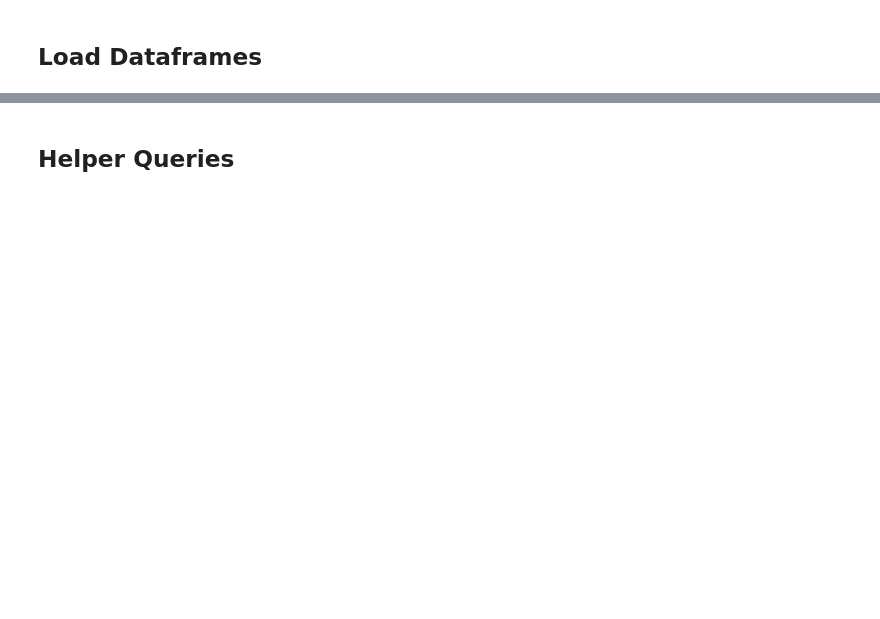
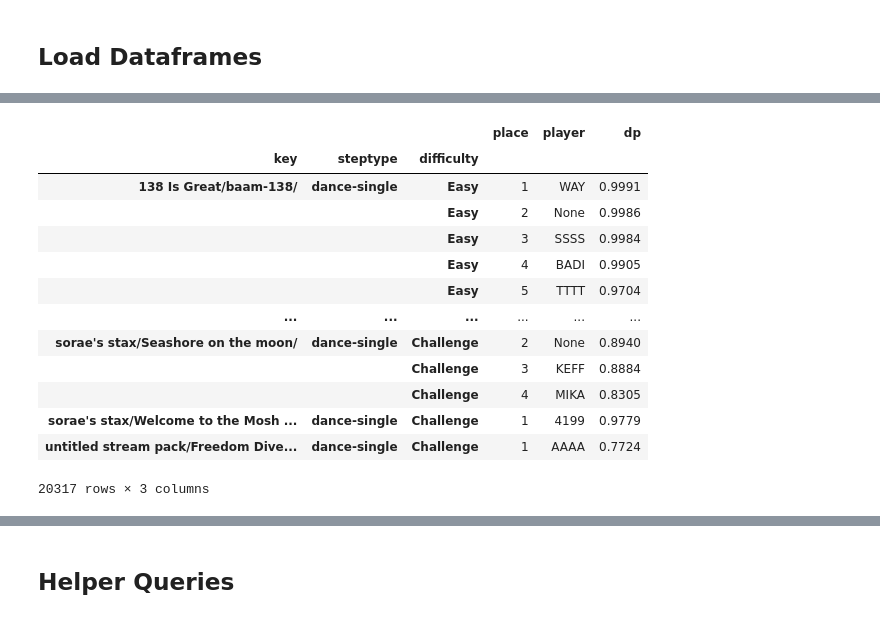
Before and after one commit to barrysir/sm-analyze-stats, a Jupyter notebook: main.ipynb, the cells around one changed output, grey strips where cells are left out. Cells and saved outputs as stored; diff of their text form; code cells hidden in the pictures; blank space fills up the shorter version.

```diff
--- a/main.ipynb
+++ b/main.ipynb
@@ -86,3 +106,20 @@ df_leaderboards = df_leaderboards.set_index(['key', 'steptype', 'difficulty'])
+# %%
+df_leaderboards
+# %% [output]
+|  |  |  | place | player | dp |
+| key | steptype | difficulty |  |  |  |
+| 138 Is Great/baam-138/ | dance-single | Easy | 1 | WAY | 0.9991 |
+|  |  | Easy | 2 | None | 0.9986 |
+|  |  | Easy | 3 | SSSS | 0.9984 |
+|  |  | Easy | 4 | BADI | 0.9905 |
+|  |  | Easy | 5 | TTTT | 0.9704 |
+| ... | ... | ... | ... | ... | ... |
+| sorae's stax/Seashore on the moon/ | dance-single | Challenge | 2 | None | 0.8940 |
+|  |  | Challenge | 3 | KEFF | 0.8884 |
+|  |  | Challenge | 4 | MIKA | 0.8305 |
+| sorae's stax/Welcome to the Mosh ... | dance-single | Challenge | 1 | 4199 | 0.9779 |
+| untitled stream pack/Freedom Dive... | dance-single | Challenge | 1 | AAAA | 0.7724 |
+20317 rows × 3 columns
 # %%
 # load availablesongs csv as a dataframe
 
```
Also changed, not shown: parts of 19 cells of this notebook, 7 other files.
